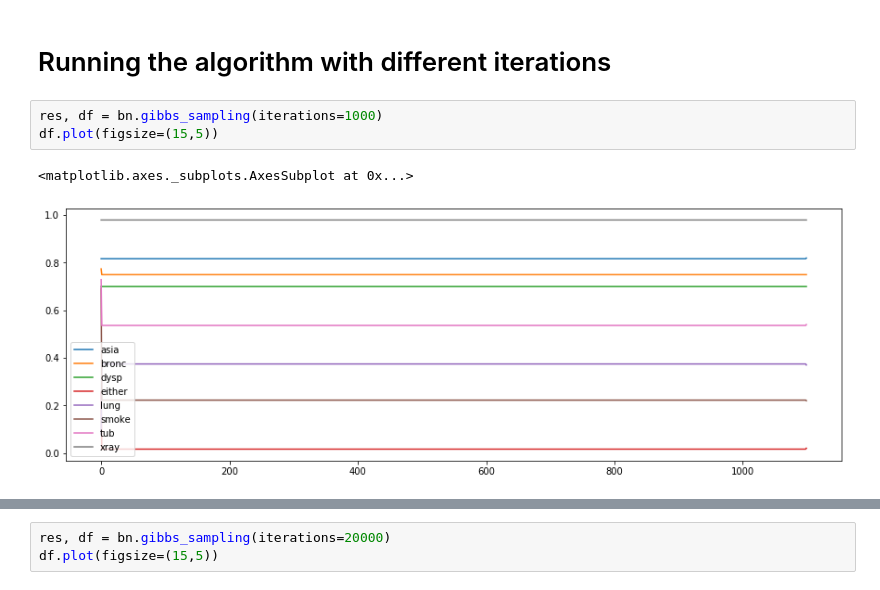
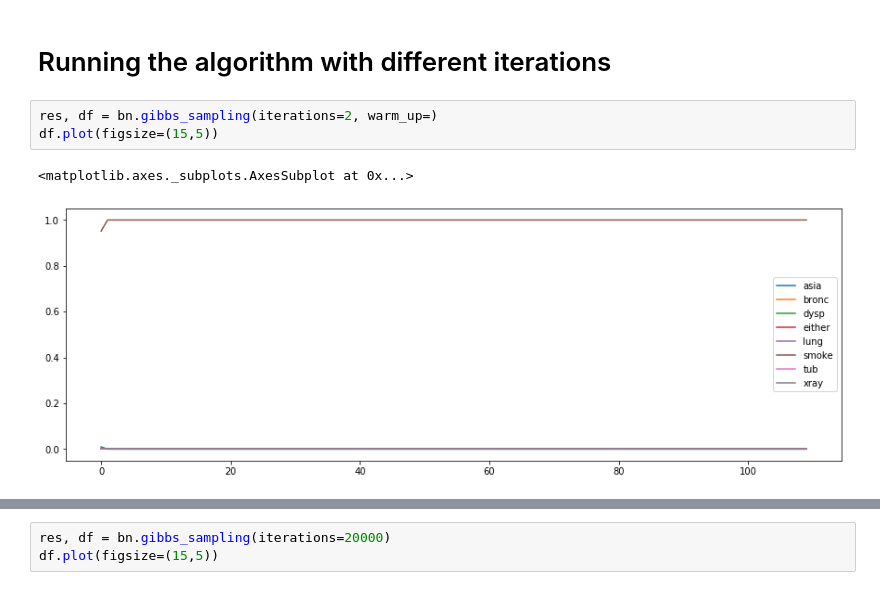
Before and after one commit to Jia-Pan/BN, a Jupyter notebook: BN_v1.ipynb, the cells around one changed output, grey strips where cells are left out. Saved outputs shown, nothing was run; the diff lists cells and outputs as text.

```diff
--- a/BN_v1.ipynb
+++ b/BN_v1.ipynb
@@ -27,11 +27,11 @@ probs :  {('yes', 'yes'): {'yes': 0.4, 'no': 0.6}, ('no', 'yes'): {'yes': 0.7, '
 # %% [markdown]
 # Running the algorithm with different iterations
 # %%
-res, df = bn.gibbs_sampling(iterations=1000)
+res, df = bn.gibbs_sampling(iterations=2, warm_up=)
 df.plot(figsize=(15,5))
 # %% [output]
 <matplotlib.axes._subplots.AxesSubplot at 0x...>
-[figure, old version]
+[figure, new version]
 # %%
 res, df = bn.gibbs_sampling(iterations=10000)
 df.plot(figsize=(15,5))
```
Also changed, not shown: parts of 3 cells of this notebook, 2 other files.
